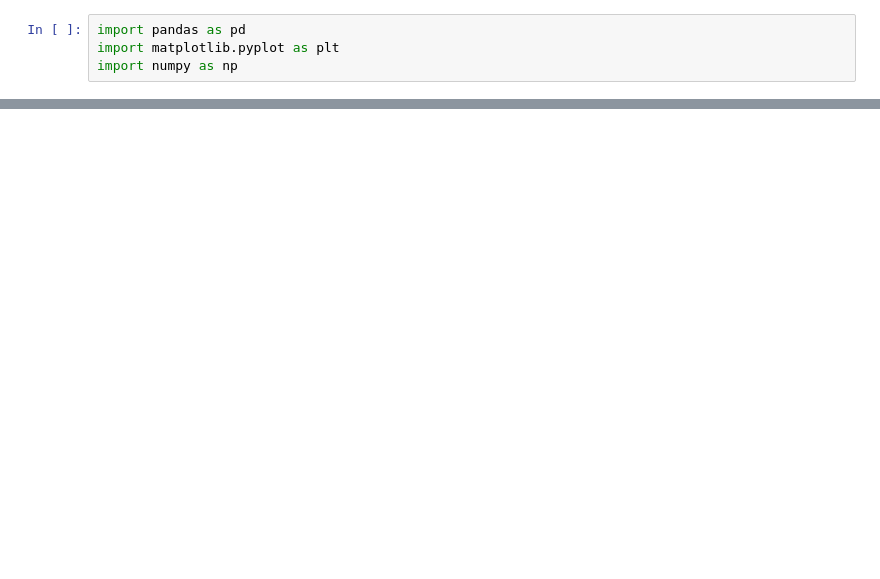
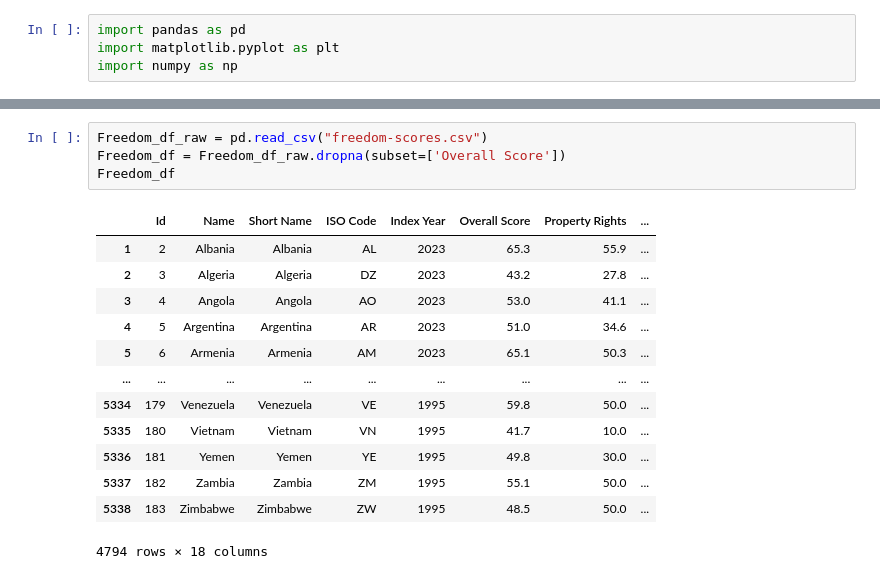
Before and after one commit to spencerjauslander/AugustProject1, a Jupyter notebook: Draft.ipynb, the cells around one changed output, grey strips where cells are left out. Cells and saved outputs as stored; diff of their text form; blank space fills up the shorter version.

```diff
--- a/Draft.ipynb
+++ b/Draft.ipynb
@@ -363,0 +80,18 @@ plt.show()
+# %%
+Freedom_df_raw = pd.read_csv("freedom-scores.csv")
+Freedom_df = Freedom_df_raw.dropna(subset=['Overall Score'])
+Freedom_df
+# %% [output]
+|  | Id | Name | Short Name | ISO Code | Index Year | Overall Score | Property Rights | ... |
+| 1 | 2 | Albania | Albania | AL | 2023 | 65.3 | 55.9 | ... |
+| 2 | 3 | Algeria | Algeria | DZ | 2023 | 43.2 | 27.8 | ... |
+| 3 | 4 | Angola | Angola | AO | 2023 | 53.0 | 41.1 | ... |
+| 4 | 5 | Argentina | Argentina | AR | 2023 | 51.0 | 34.6 | ... |
+| 5 | 6 | Armenia | Armenia | AM | 2023 | 65.1 | 50.3 | ... |
+| ... | ... | ... | ... | ... | ... | ... | ... | ... |
+| 5334 | 179 | Venezuela | Venezuela | VE | 1995 | 59.8 | 50.0 | ... |
+| 5335 | 180 | Vietnam | Vietnam | VN | 1995 | 41.7 | 10.0 | ... |
+| 5336 | 181 | Yemen | Yemen | YE | 1995 | 49.8 | 30.0 | ... |
+| 5337 | 182 | Zambia | Zambia | ZM | 1995 | 55.1 | 50.0 | ... |
+| 5338 | 183 | Zimbabwe | Zimbabwe | ZW | 1995 | 48.5 | 50.0 | ... |
+4794 rows × 18 columns
```
Also changed, not shown: parts of 40 cells of this notebook, 4 other files.
